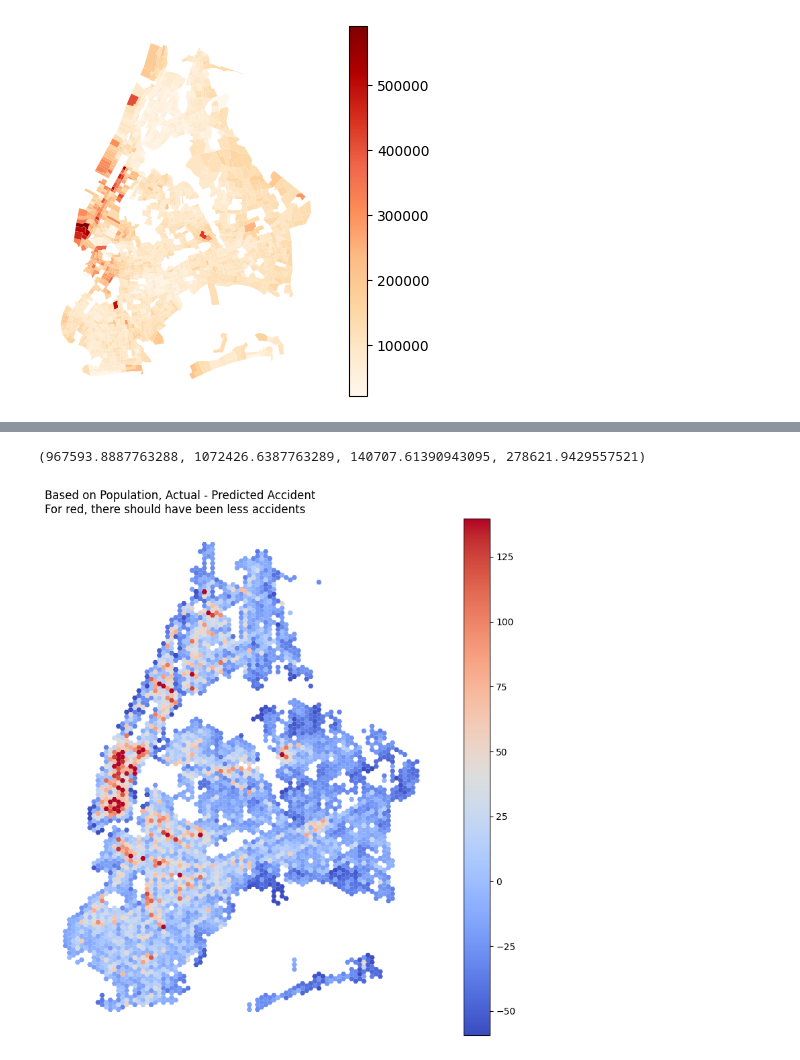
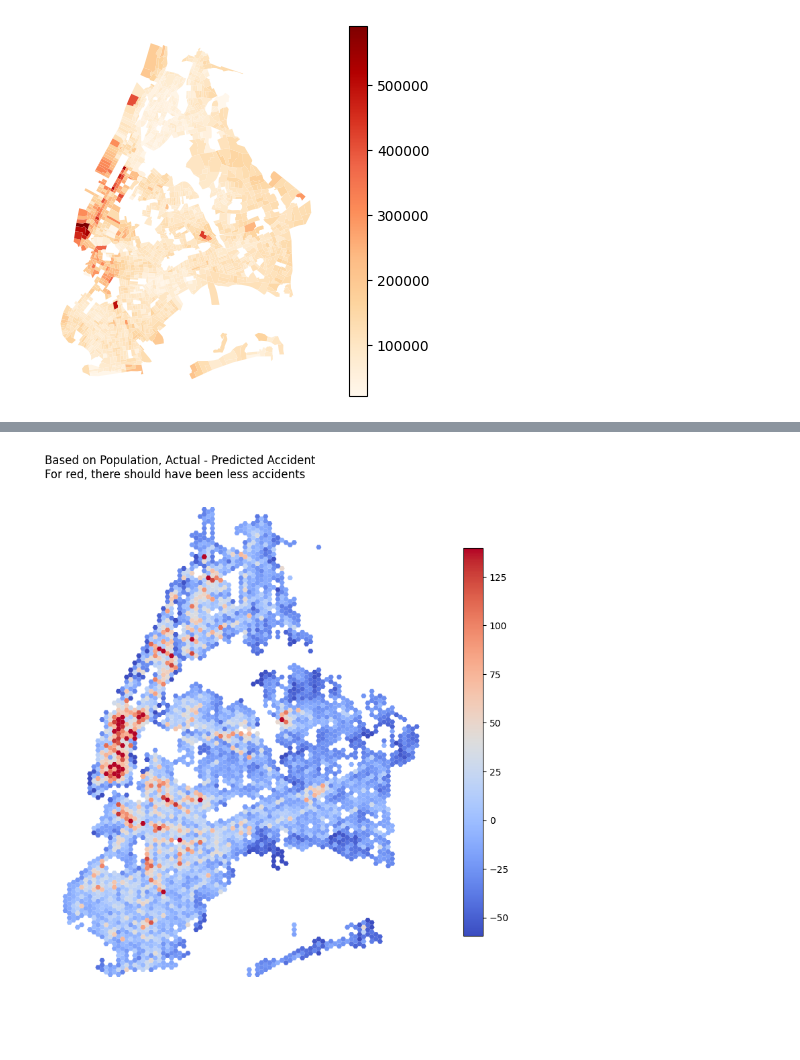
Before and after one commit to cankadir/general-functions, a Jupyter notebook: research/CollusionsData.ipynb, the cells around one changed output, grey strips where cells are left out. Saved outputs shown, nothing was run; the diff lists cells and outputs as text; code cells hidden in the pictures.

```diff
--- a/research/CollusionsData.ipynb
+++ b/research/CollusionsData.ipynb
@@ -385,0 +506,26 @@ Text(0.0, 1.0, 'Locations where cyclist injured accidents\n are trending upwards
+# %%
+sample_id = np.random.choice( trends[(trends['r2'] > 0.2) & (trends['slope']!=0)  ]['id'].values , 1)[0]
+sample_id = 9760
+
+for i,gr in gdf2[gdf2['id'] == sample_id ].groupby('id'):
+
+    if gr.shape[0] < 5:
+        print('Not enough data')
+
+    else:
+
+
+        fig,ax = plt.subplots(figsize=(8,8))
+        gr2 = gr.groupby( 'year' , as_index=False ).agg({
+            'NUMBER OF PEDESTRIANS INJURED':'sum',
+            'NUMBER OF CYCLIST INJURED':'sum'
+        })
+
+        gr2['total'] = gr2['NUMBER OF PEDESTRIANS INJURED'] + gr2['NUMBER OF CYCLIST INJURED']
+        slope, r2 = linear_regression( gr2['year'] , gr2['total'] )
+        print( f"Slope: {slope:.2f}, R2:{r2:.2f}" )
+        sns.regplot(data=gr2, x='year', y='total', ax=ax, color='red', label='Total')
+        plt.title( f"Total Collisions per Year, id:{sample_id}\nSlope: {slope:.2f}, R2:{r2:.2f}" , loc='left')
+        sns.despine()
+
+        break
@@ -418,15 +548,15 @@ ax.axis('off')
 include Population data to map population normalized accident rates.
 Here the poplation must be population + workers since traffic is more prevelant during the day.
 # %%
-tracts = gpd.read_file(r"C:\Users\cansu\Downloads\NYC_DEMO\cb_2018_36_tract_500k\cb_2018_36_tract_500k.shp")
+tracts = gpd.read_file(r"C:\Users\cansu\Dropbox\Accidents_Data\NYC_DEMO\cb_2018_36_tract_500k\cb_2018_36_tract_500k.shp")
 tracts = tracts[['AFFGEOID','GEOID','geometry']]
 
-d1 = pd.read_csv( r"C:\Users\cansu\Downloads\NYC_DEMO\ACSST5Y2022.S1901_2024-09-24T133749\ACSST5Y2022.S1901-Data.csv", header=[1] )
+d1 = pd.read_csv( r"C:\Users\cansu\Dropbox\Accidents_Data\NYC_DEMO\ACSST5Y2022.S1901_2024-09-24T133749\ACSST5Y2022.S1901-Data.csv", header=[1] )
 d1 = d1.drop( columns = d1.columns[ d1.columns.str.contains('Margin') ] )
 d1 = d1[['Geography','Estimate!!Households!!Mean income (dollars)']]
 d1.columns = ['Geography','Mean Income']
 
-d2 = pd.read_csv( r"C:\Users\cansu\Downloads\NYC_DEMO\ACSST5Y2022.S0101_2024-09-24T133828\ACSST5Y2022.S0101-Data.csv", header=[1] )
+d2 = pd.read_csv( r"C:\Users\cansu\Dropbox\Accidents_Data\NYC_DEMO\ACSST5Y2022.S0101_2024-09-24T133828\ACSST5Y2022.S0101-Data.csv", header=[1] )
 d2 = d2[['Geography' , 'Estimate!!Total!!Total population']]
 d2.columns = ['Geography','Population']
 
@@ -447,3 +579,5 @@ ax.axis('off')
+# %%
+hexs_wdata = hexs_wdata.join( trends.set_index('id'), on='id', how='left')
 # %%
 hexs_wdata_2 = hexs_wdata.join(
     gpd.sjoin( hexs_wdata[['id','geometry']], tracts.to_crs(2263), how='inner', predicate='intersects' ).groupby('id').agg({
@@ -455,5 +598,6 @@ hexs_wdata_2 = hexs_wdata.join(
 # %%
 # data from on the map. This is 2021 data.
-workers = gpd.read_file( r"D:\DATA\CENSUS\Workers\points_2021.shp" )
+workers = gpd.read_file( r"C:\Users\cansu\Dropbox\Accidents_Data\Workers\points_2021.shp" )
 workers = workers.to_crs(2263)
 workers = workers[['id','c000','geometry']]
+workers.head()
@@ -486,26 +641,27 @@ Text(0.0, 1.0, 'Total accidents vs. Population (workers+living)')
 # %%
 temp = hexs_wdata_2[ (hexs_wdata_2['total'].notnull()) & (hexs_wdata_2['score'].notnull()) ]
 
 X = temp['score'].values.reshape(-1, 1)
 y = temp[['total']].values
 
 # Create and fit the linear regression model
 model = LinearRegression()
 model.fit(X, y)
 
 # Predict the values
 y_pred = model.predict(X)
 y_pred = [i[0] for i in y_pred]
 
 compare = pd.DataFrame( {'total': temp['total'].values, 'score': temp['score'].values, 'predicted_total': y_pred, 'id':temp['id'].values} )
 compare['diff'] = compare['total'] - compare['predicted_total']
 
 hexs_wdata_3 = hexs_wdata_2.join( compare.set_index('id')[['diff']], on='id', how='left')
 
-hexs_wdata_3.plot( column='diff', cmap='coolwarm', legend=True, figsize=(10,10), vmax=hexs_wdata_3['diff'].quantile(0.99), vmin=hexs_wdata_3['diff'].quantile(0.01) )
-plt.title( "Based on Population, Actual - Predicted Accident\nFor red, there should have been less accidents", loc='left' )
-plt.axis('off')
+fig,ax = plt.subplots( figsize=(10,10) )
+hexs_wdata_3.plot(ax=ax, column='diff', cmap='coolwarm', legend=True, figsize=(10,10), vmax=hexs_wdata_3['diff'].quantile(0.99), vmin=hexs_wdata_3['diff'].quantile(0.01) , legend_kwds={'shrink':0.75})
+ax.set_title( "Based on Population, Actual - Predicted Accident\nFor red, there should have been less accidents", loc='left' )
+ax.axis('off')
+fig.savefig( r"C:\Users\cansu\Dropbox\Accidents_Data\charts\Actual_vs_Predicted_Accidents.png", dpi=300, bbox_inches='tight')
 # %% [output]
-(967593.8887763288, 1072426.6387763289, 140707.61390943095, 278621.9429557521)
-[figure, old version]
+[figure, new version]
 # %%
```
Also changed, not shown: parts of 44 cells of this notebook, 1 other file.
